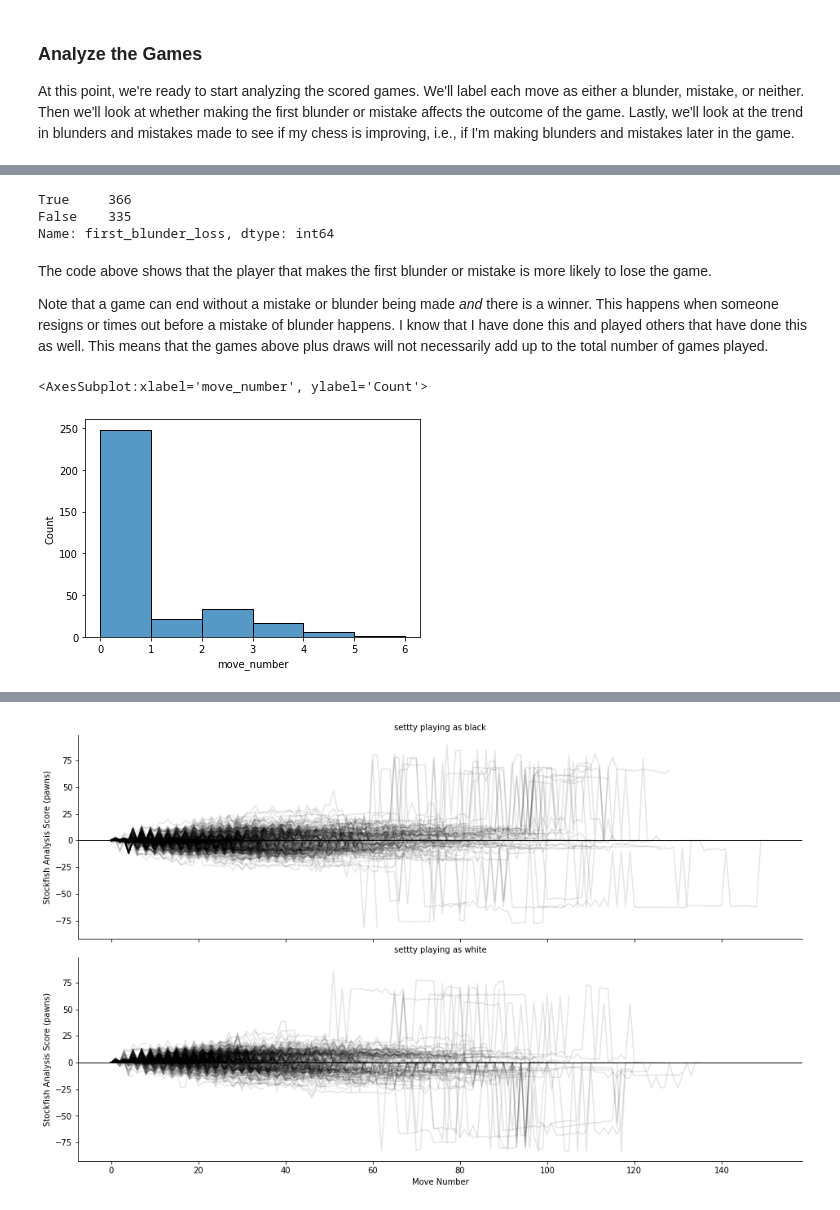
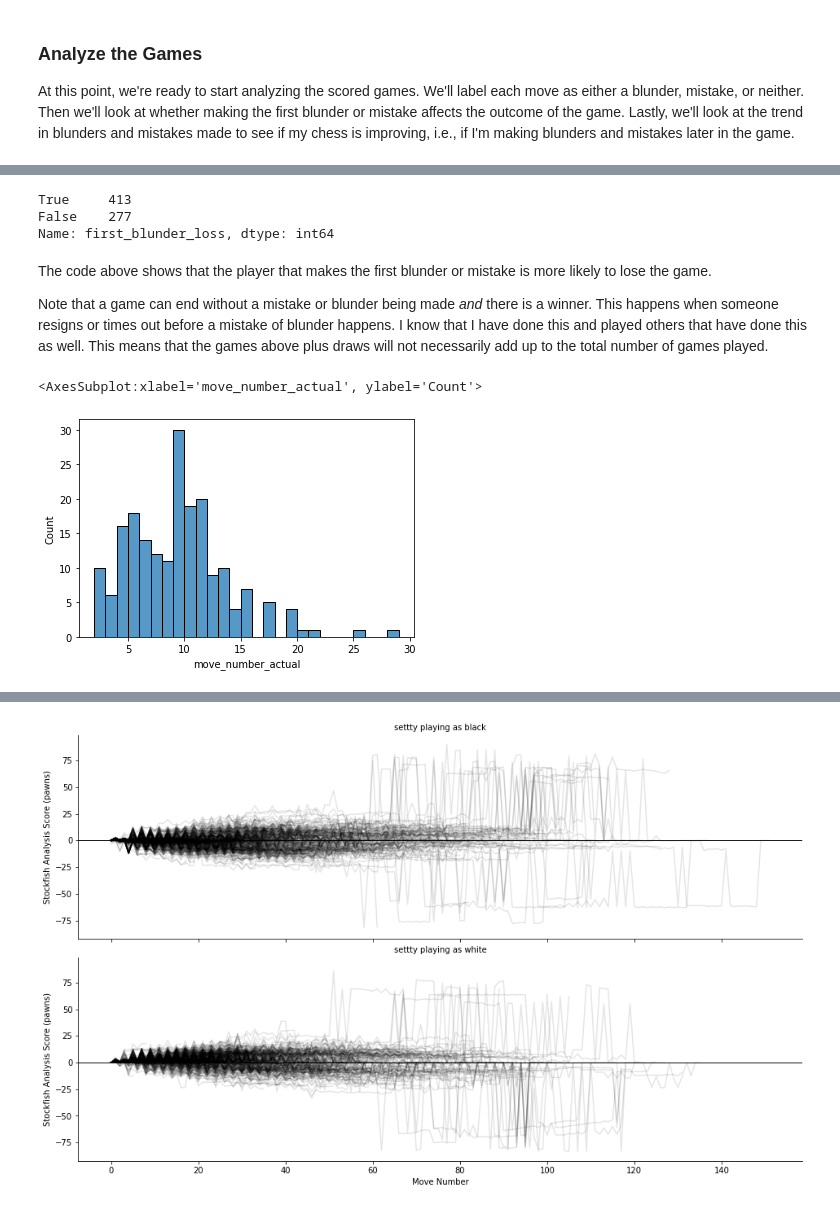
Before and after one commit to s-etty/chess-analysis, a Jupyter notebook: chess-analysis.ipynb, the cells around one changed output, grey strips where cells are left out. Saved outputs shown, nothing was run; the diff lists cells and outputs as text; code cells hidden in the pictures.

```diff
--- a/chess-analysis.ipynb
+++ b/chess-analysis.ipynb
@@ -309,7 +198,7 @@ scored_games.loc[(scored_games['mistake'] == True) | (scored_games['blunder']),
 # %%
 # identify player who made first blunder
 # odd numbered move_number_actual = black player move, even numbered move_number_actual = white player move
-first_blnd_mist = scored_games[(scored_games['blunder'] == True) | (scored_games['mistake'] == True)].groupby('end_time').first()
+first_blnd_mist = scored_games[(scored_games['blunder'] == True) | (scored_games['mistake'] == True)].groupby('game_link').first()
 first_blnd_mist.loc[first_blnd_mist['move_number_actual'] % 2 == 0, 'first_player_blunder'] = first_blnd_mist['white']
 first_blnd_mist.loc[first_blnd_mist['move_number_actual'] % 2 == 1, 'first_player_blunder'] = first_blnd_mist['black']
 first_blnd_mist.loc[first_blnd_mist['winner'] == first_blnd_mist['first_player_blunder'], 'first_blunder_loss'] = False
@@ -318,19 +207,20 @@ first_blnd_mist.loc[first_blnd_mist['winner'] != first_blnd_mist['first_player_b
 #first_blnd_mist[['winner', 'blunder', 'mistake', 'move_number_actual']]
 first_blnd_mist['first_blunder_loss'].value_counts()
 # %% [output]
-True     366
-False    335
+True     413
+False    277
 Name: first_blunder_loss, dtype: int64
 # %% [markdown]
 The code above shows that the player that makes the first blunder or mistake is more likely to lose the game.
 
 Note that a game can end without a mistake or blunder being made *and* there is a winner. This happens when someone resigns or times out before a mistake of blunder happens. I know that I have done this and played others that have done this as well. This means that the games above plus draws will not necessarily add up to the total number of games played.
-# %%
-user_first_blnd_mist = first_blnd_mist.loc[first_blnd_mist['first_player_blunder'] == user]
-sns.histplot(data=user_first_blnd_mist, x="move_number", binwidth=1)
-# %% [output]
-<AxesSubplot:xlabel='move_number', ylabel='Count'>
-[figure, removed]
+# %%
+user_first_blnd_mist = first_blnd_mist.loc[first_blnd_mist['first_player_blunder'] == user]
+user_first_blnd_mist[['game_date','score', 'blunder', 'mistake', 'move_number_actual','moves_list']].head()
+sns.histplot(data=user_first_blnd_mist, x="move_number_actual", binwidth=1)
+# %% [output]
+<AxesSubplot:xlabel='move_number_actual', ylabel='Count'>
+[figure, added]
 # %%
 # get the average move number where the user makes their first mistake or blunder
 num_games_week = (scored_games.groupby(pd.Grouper(key = 'game_date', freq = "1W"))
```
Also changed, not shown: parts of 22 cells of this notebook, 1 other file.
